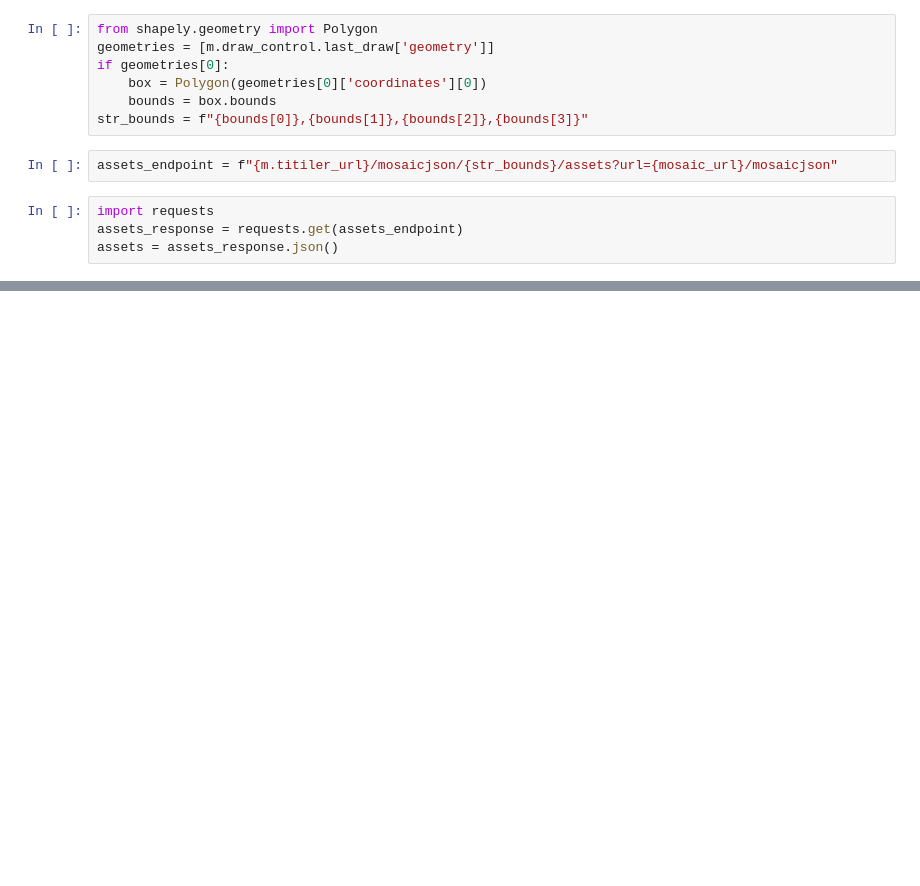
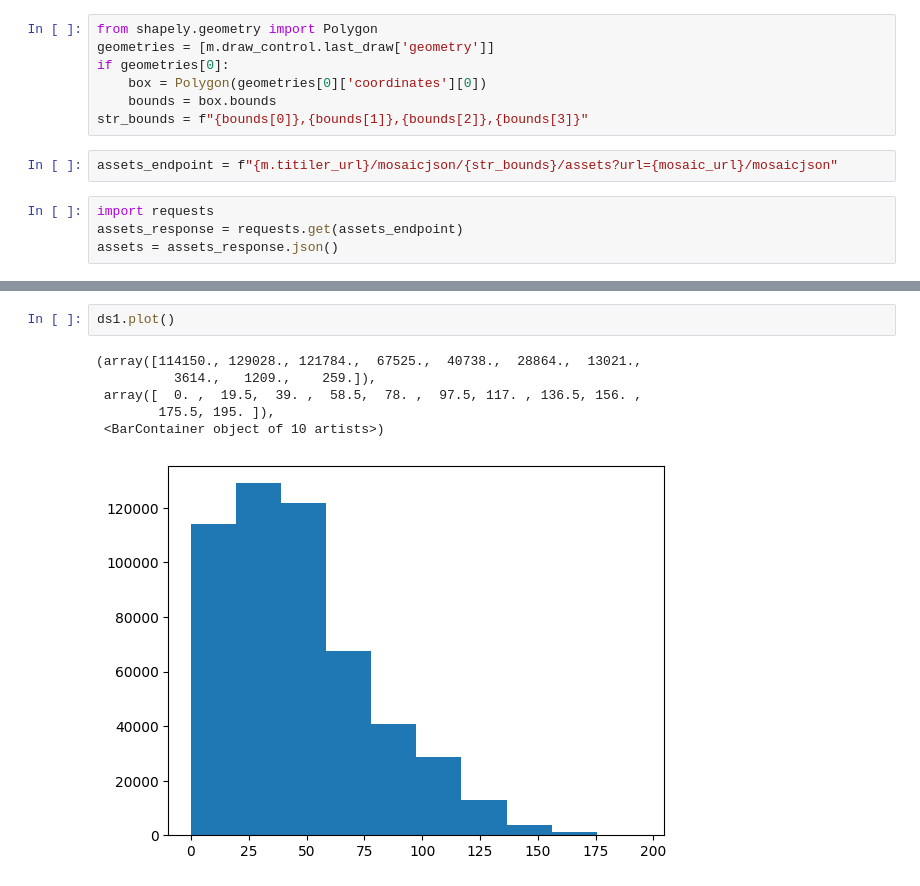
Before and after one commit to MAAP-Project/stac_ipyleaflet, a Jupyter notebook: demo.ipynb, the cells around one changed output, grey strips where cells are left out. Saved outputs shown, nothing was run; the diff lists cells and outputs as text; blank space fills up the shorter version.

Commit message:
working on histograms and data selection

```diff
--- a/demo.ipynb
+++ b/demo.ipynb
@@ -102,0 +71,9 @@ Wall time: 1.01 s
+# %%
+ds1.plot()
+# %% [output]
+(array([114150., 129028., 121784.,  67525.,  40738.,  28864.,  13021.,
+          3614.,   1209.,    259.]),
+ array([  0. ,  19.5,  39. ,  58.5,  78. ,  97.5, 117. , 136.5, 156. ,
+        175.5, 195. ]),
+ <BarContainer object of 10 artists>)
+[figure, added]
```
Also changed, not shown: parts of 8 cells of this notebook, 1 other file.
